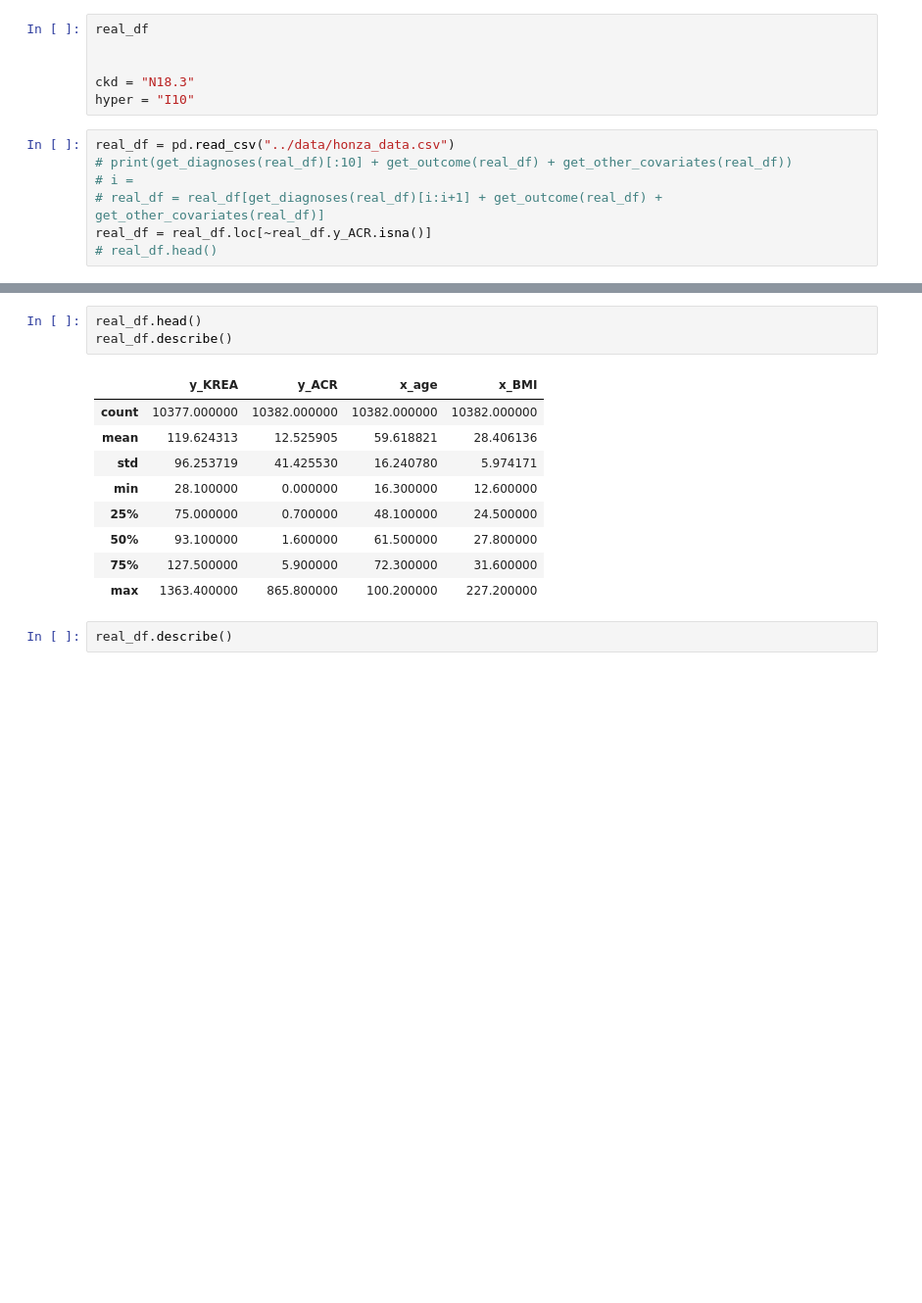
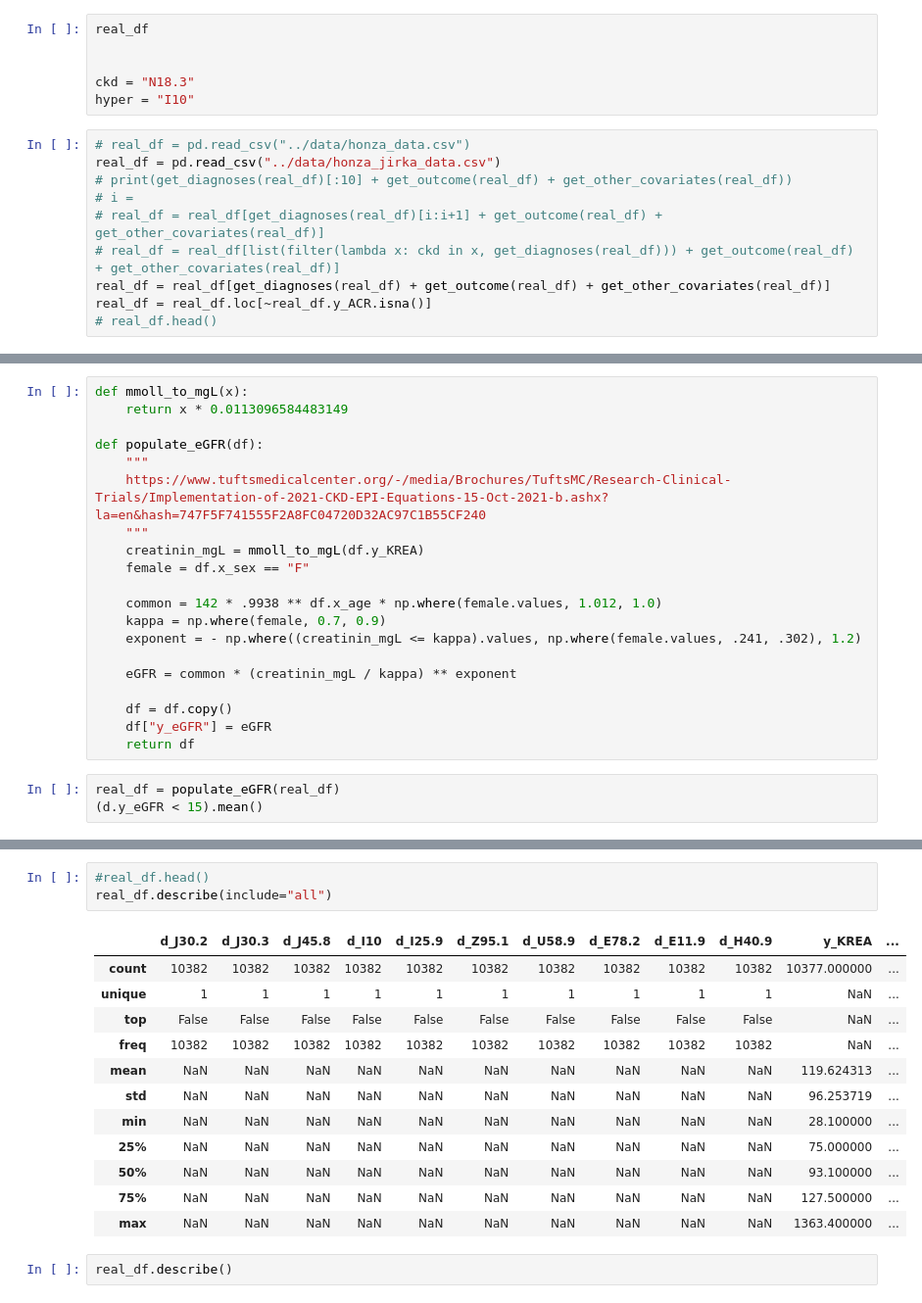
Before and after one commit to Jan-Blaha/HHH23-CKD, a Jupyter notebook: src/playground/Untitled.ipynb, the cells around one changed output, grey strips where cells are left out. Shown: that part at 98% size. Drawn from its saved outputs; the diff is of its cells as text; blank space fills up the shorter version.

```diff
--- a/src/playground/Untitled.ipynb
+++ b/src/playground/Untitled.ipynb
@@ -154,9 +154,12 @@ real_df
 ckd = "N18.3"
 hyper = "I10"
 # %%
-real_df = pd.read_csv("../data/honza_data.csv")
+# real_df = pd.read_csv("../data/honza_data.csv")
+real_df = pd.read_csv("../data/honza_jirka_data.csv")
 # print(get_diagnoses(real_df)[:10] + get_outcome(real_df) + get_other_covariates(real_df))
 # i =
 # real_df = real_df[get_diagnoses(real_df)[i:i+1] + get_outcome(real_df) + get_other_covariates(real_df)]
+# real_df = real_df[list(filter(lambda x: ckd in x, get_diagnoses(real_df))) + get_outcome(real_df) + get_other_covariates(real_df)]
+real_df = real_df[get_diagnoses(real_df) + get_outcome(real_df) + get_other_covariates(real_df)]
 real_df = real_df.loc[~real_df.y_ACR.isna()]
 # real_df.head()
@@ -162,0 +187,23 @@ real_df = real_df.loc[~real_df.y_ACR.isna()]
+# %%
+def mmoll_to_mgL(x):
+    return x * 0.0113096584483149
+
+def populate_eGFR(df):
+    """
+    https://www.tuftsmedicalcenter.org/-/media/Brochures/TuftsMC/Research-Clinical-Trials/Implementation-of-2021-CKD-EPI-Equations-15-Oct-2021-b.ashx?la=en&hash=747F5F741555F2A8FC04720D32AC97C1B55CF240
+    """
+    creatinin_mgL = mmoll_to_mgL(df.y_KREA)
+    female = df.x_sex == "F"
+
+    common = 142 * .9938 ** df.x_age * np.where(female.values, 1.012, 1.0)
+    kappa = np.where(female, 0.7, 0.9)
+    exponent = - np.where((creatinin_mgL <= kappa).values, np.where(female.values, .241, .302), 1.2)
+
+    eGFR = common * (creatinin_mgL / kappa) ** exponent
+
+    df = df.copy()
+    df["y_eGFR"] = eGFR
+    return df
+# %%
+real_df = populate_eGFR(real_df)
+(d.y_eGFR < 15).mean()
@@ -261,16 +281,19 @@ To adopt the future behavior and silence this warning, use
 # %%
-real_df.head()
-real_df.describe()
+#real_df.head()
+real_df.describe(include="all")
 # %% [output]
-|  | y_KREA | y_ACR | x_age | x_BMI |
-| count | 10377.000000 | 10382.000000 | 10382.000000 | 10382.000000 |
-| mean | 119.624313 | 12.525905 | 59.618821 | 28.406136 |
-| std | 96.253719 | 41.425530 | 16.240780 | 5.974171 |
-| min | 28.100000 | 0.000000 | 16.300000 | 12.600000 |
-| 25% | 75.000000 | 0.700000 | 48.100000 | 24.500000 |
-| 50% | 93.100000 | 1.600000 | 61.500000 | 27.800000 |
-| 75% | 127.500000 | 5.900000 | 72.300000 | 31.600000 |
-| max | 1363.400000 | 865.800000 | 100.200000 | 227.200000 |
+|  | d_J30.2 | d_J30.3 | d_J45.8 | d_I10 | d_I25.9 | d_Z95.1 | d_U58.9 | d_E78.2 | d_E11.9 | d_H40.9 | y_KREA | ... |
+| count | 10382 | 10382 | 10382 | 10382 | 10382 | 10382 | 10382 | 10382 | 10382 | 10382 | 10377.000000 | ... |
+| unique | 1 | 1 | 1 | 1 | 1 | 1 | 1 | 1 | 1 | 1 | NaN | ... |
+| top | False | False | False | False | False | False | False | False | False | False | NaN | ... |
+| freq | 10382 | 10382 | 10382 | 10382 | 10382 | 10382 | 10382 | 10382 | 10382 | 10382 | NaN | ... |
+| mean | NaN | NaN | NaN | NaN | NaN | NaN | NaN | NaN | NaN | NaN | 119.624313 | ... |
+| std | NaN | NaN | NaN | NaN | NaN | NaN | NaN | NaN | NaN | NaN | 96.253719 | ... |
+| min | NaN | NaN | NaN | NaN | NaN | NaN | NaN | NaN | NaN | NaN | 28.100000 | ... |
+| 25% | NaN | NaN | NaN | NaN | NaN | NaN | NaN | NaN | NaN | NaN | 75.000000 | ... |
+| 50% | NaN | NaN | NaN | NaN | NaN | NaN | NaN | NaN | NaN | NaN | 93.100000 | ... |
+| 75% | NaN | NaN | NaN | NaN | NaN | NaN | NaN | NaN | NaN | NaN | 127.500000 | ... |
+| max | NaN | NaN | NaN | NaN | NaN | NaN | NaN | NaN | NaN | NaN | 1363.400000 | ... |
 # %%
 real_df.describe()
 # %% [output]
```
Also changed, not shown: parts of 10 cells of this notebook, 1 other file.
